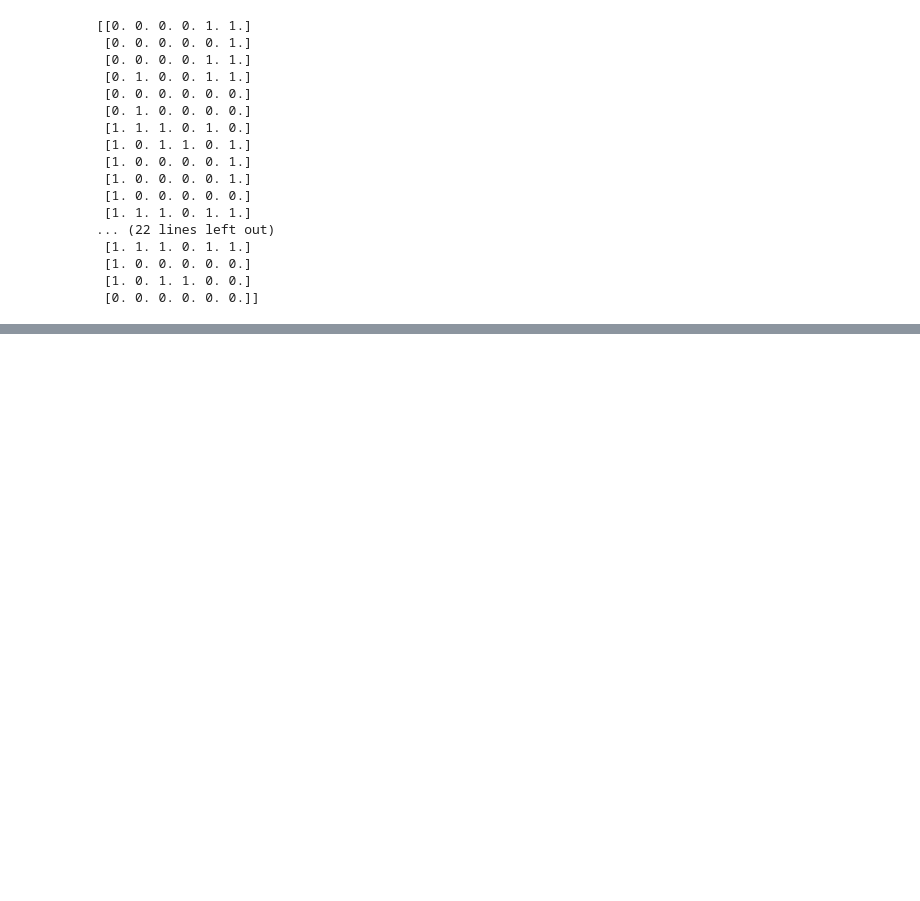
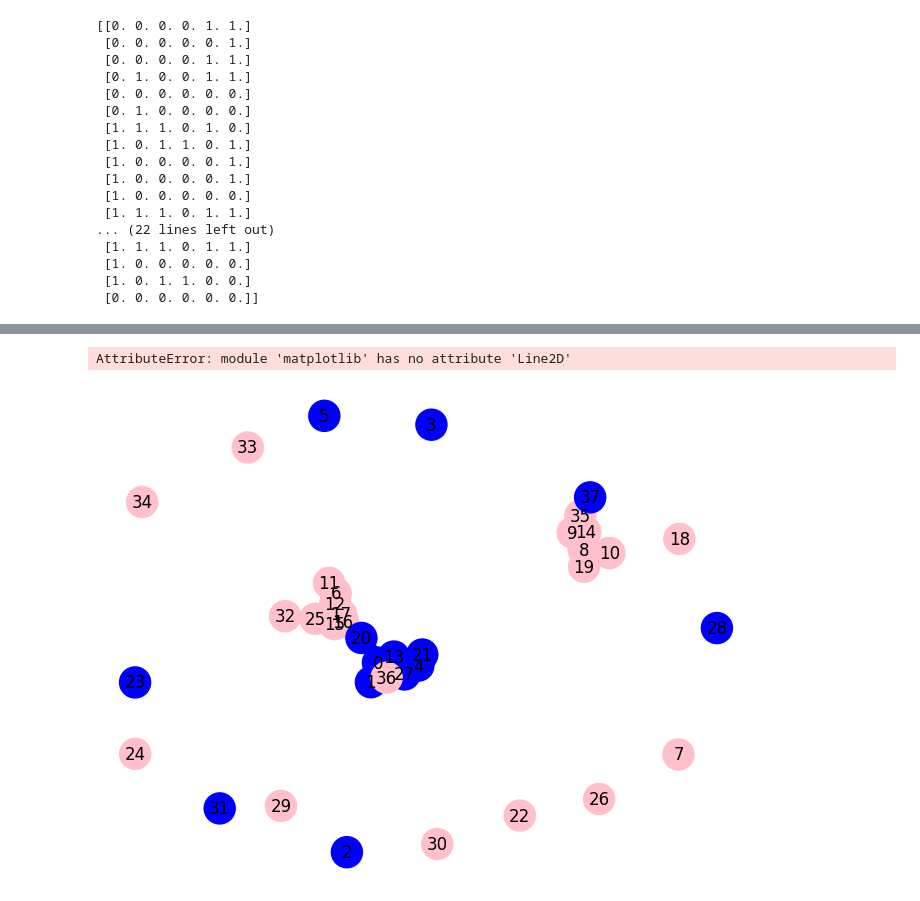
Before and after one commit to MatteoFusconi/Social-Network-Analysis, a Jupyter notebook: UniG.ipynb, the cells around one changed output, grey strips where cells are left out. Saved outputs shown, nothing was run; the diff lists cells and outputs as text; code cells hidden in the pictures; blank space fills up the shorter version.

```diff
--- a/UniG.ipynb
+++ b/UniG.ipynb
@@ -192,0 +190,34 @@ nx.draw_networkx( g_sum, width=[ g_sum[v1][v2]['weight'] for v1,v2 in g_sum.edge
+# %%
+# Converte i valori in interi
+for i in range(len(matrix_meta)):
+    for j in range(len(matrix_meta[i])):
+        matrix_meta[i][j] = int(matrix_meta[i][j])
+# Apri il file in modalità di scrittura
+with open("meta2.txt", "w") as file:
+    # Scrittura della matrice nel file
+    for row in matrix_meta:
+        file.write("\t".join(map(str, row)) + "\n")
+# %%
+import matplotlib as plt
+# Create a mapping of 'sex' attribute values to colors
+color_map = {1: 'pink', 0: 'blue'}
+color_legend = {1: 'Female', 2: 'Male'}
+
+# Extract the 'sex' attribute for each node and assign a color based on the attribute
+node_colors = [color_map[matrix_meta[node][0]] for node in g.nodes()]
+
+# Draw the graph with node colors
+# pos = nx.spring_layout(g)  # You can choose a different layout if desired
+# nx.draw(g, pos, with_labels=True, node_color=node_colors, node_size=500, font_size=12)
+nx.draw(g, with_labels=True, node_color=node_colors, node_size=500, font_size=12)
+
+# Create a custom legend
+legend_labels = {v: k for k, v in color_legend.items()}
+legend_handles = [plt.Line2D([0], [0], marker='o', color='w', markerfacecolor=color_map[legend_labels[label]], markersize=10, label=label) for label in color_legend.values()]
+plt.legend(handles=legend_handles, title='Sex', loc='upper left')
+
+plt.show(with_labels = True)
+#nx.draw_circular(K,with_labels = True)
+# %% [output]
+AttributeError: module 'matplotlib' has no attribute 'Line2D'
+[figure, added]
```
Also changed, not shown: parts of 27 cells of this notebook, 4 other files.
